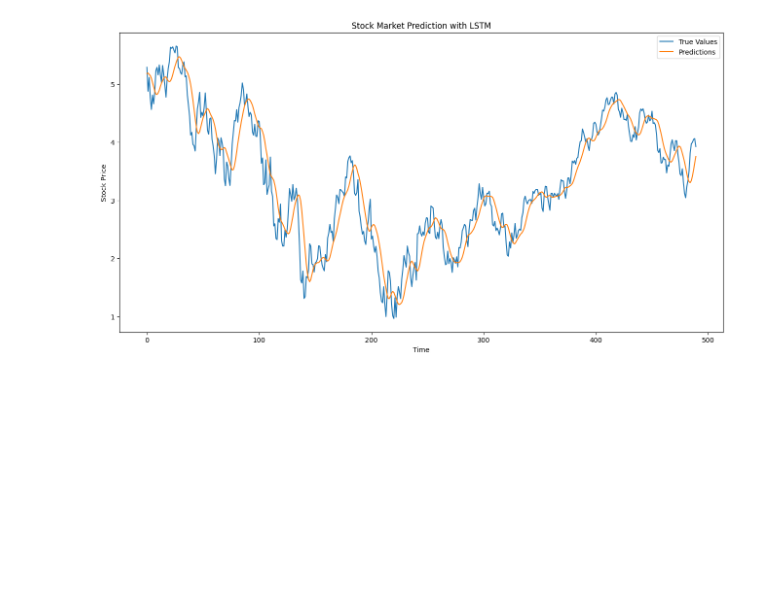
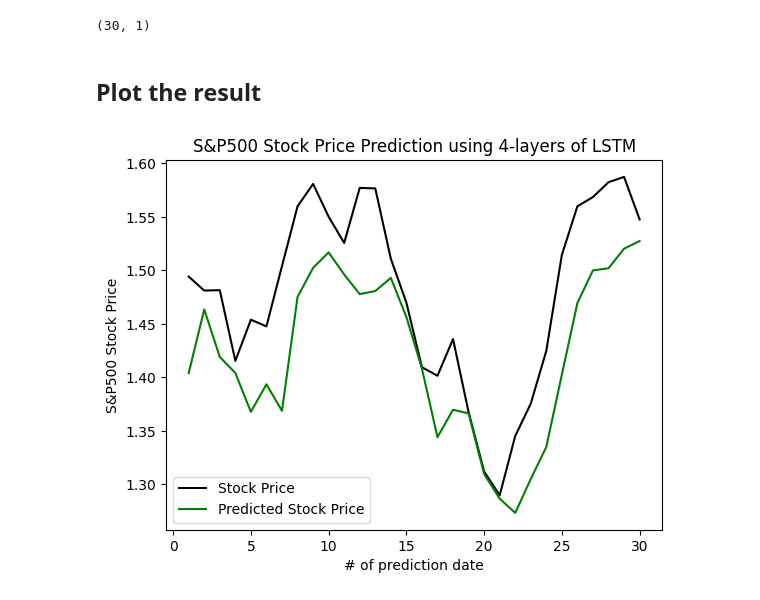
Before and after one commit to 23FA-DSC-Impact/Impact, a Jupyter notebook: LSTM.ipynb, the cells around one changed output. Cells and saved outputs as stored; diff of their text form; code cells hidden in the pictures; blank space fills up the shorter version.

Commit message:
LSTM implemented

```diff
--- a/LSTM.ipynb
+++ b/LSTM.ipynb
@@ -37,6 +58,11 @@ X_train, X_test, y_train, y_test = X[:split], X[split:], y[:split], y[split:]
 # %%
-# Build the LSTM model
 model = Sequential()
-model.add(LSTM(units=50, return_sequences=True, input_shape=(X_train.shape[1], 1)))
+model.add(LSTM(units=50,return_sequences=True,input_shape=(X_train.shape[1], 1)))
+model.add(Dropout(0.2))
+model.add(LSTM(units=50,return_sequences=True))
+model.add(Dropout(0.2))
+model.add(LSTM(units=50,return_sequences=True))
+model.add(Dropout(0.2))
 model.add(LSTM(units=50))
+model.add(Dropout(0.2))
 model.add(Dense(units=1))
@@ -46,4 +69,4 @@ model.compile(optimizer='adam', loss='mean_squared_error')
 # %%
-# train model
-model.fit(X_train, y_train, epochs=10, batch_size=35)
+model.compile(optimizer='adam',loss='mean_squared_error')
+model.fit(X_train,y_train,epochs=50,batch_size=32)
 # %% [output]
@@ -76,4 +90,0 @@ predictions = model.predict(X_test)
-# %%
-# Inverse transform the predictions and actual values to original scale
-predictions = scaler.inverse_transform(predictions)
-y_test = scaler.inverse_transform(y_test)
@@ -85,0 +93,2 @@ Mean Squared Error: 0.12127800305536164
+# %%
+y_hat = model.predict(X_test)
@@ -86,11 +98,17 @@ Mean Squared Error: 0.12127800305536164
+# %%
+y_hat.shape
+# %% [output]
+(30, 1)
+# %% [markdown]
+## Plot the result
 # %%
-plt.figure(figsize=(16, 8))
-plt.plot(y_test, label='True Values')
-plt.plot(predictions, label='Predictions')
-plt.title('Stock Market Prediction with LSTM')
-plt.xlabel('Time')
-plt.ylabel('Stock Price')
+x_temp = np.arange(len(y_test)) + 1
+plt.plot(x_temp, y_test, color = 'black', label = 'Stock Price')
+plt.plot(x_temp, y_hat, color = 'green', label = 'Predicted Stock Price')
+plt.title('S&P500 Stock Price Prediction using 4-layers of LSTM')
+plt.xlabel('# of prediction date')
+plt.ylabel('S&P500 Stock Price')
 plt.legend()
 plt.show()
 # %% [output]
-[figure, old version]
+[figure, new version]
```
Also changed, not shown: parts of 19 cells of this notebook, 1 other file.
